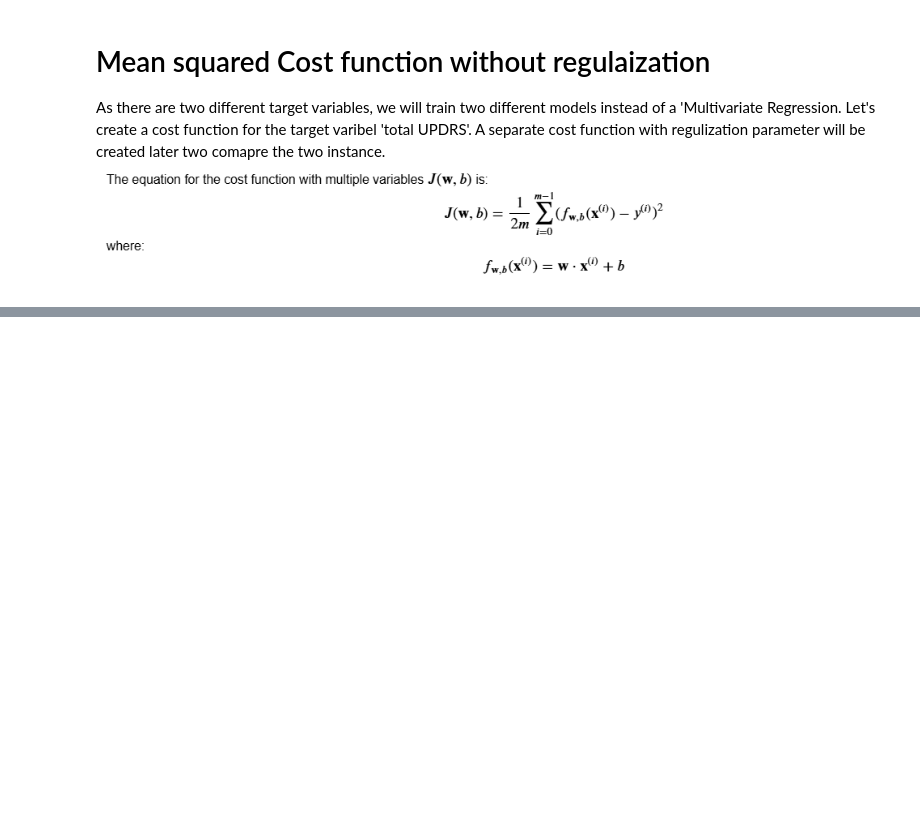
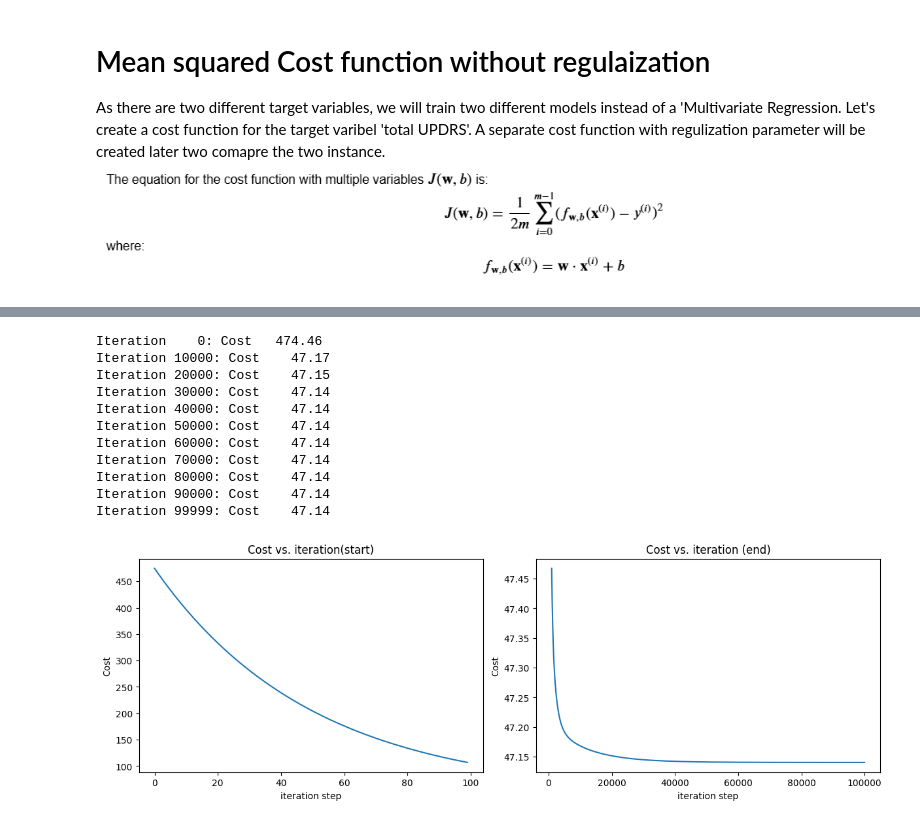
Before and after one commit to VictorBlainn/Library_Independent_Regression_VS_Scikit-learn, a Jupyter notebook: Parkinsons_Telemonitoring.ipynb, the cells around one changed output, grey strips where cells are left out. Cells and saved outputs as stored; diff of their text form; code cells hidden in the pictures; blank space fills up the shorter version.

```diff
--- a/Parkinsons_Telemonitoring.ipynb
+++ b/Parkinsons_Telemonitoring.ipynb
@@ -139,0 +137,8 @@ print(cost_function(w,b,features,target))
+# %%
+def derivatives(w, b, features, target):
+    m = features.shape[0]
+    f_wb = np.dot(features, w) + b
+    error = f_wb - target
+    dj_dw = np.dot(features.T, error) / m
+    dj_db = np.sum(error) / m
+    return dj_dw, dj_db
@@ -139,0 +154,44 @@ print(cost_function(w,b,features,target))
+# %%
+def visualize_GD(w_in, b_in, features, target, learning_rate, iterations):
+    cost_history = []
+    w = w_in
+    b = b_in
+    for i in range(iterations):
+        dj_dw, dj_db = derivatives(w, b, features, target)
+        w = w - learning_rate*dj_dw
+        b = b - learning_rate*dj_db
+        if i < 100000:
+            cost_history.append(cost_function(w, b, features, target))
+        #we will only print the cost_history at intervals of ten time and the last most one, for readability
+        if i % math.ceil(iterations/10) == 0 or i == (iterations-1):
+            print(f"Iteration {i:4d}: Cost {cost_history[-1]:8.2f}   ")
+
+    fig, (graph1, graph2) = plt.subplots(1, 2, constrained_layout=True, figsize=(12,4))
+    graph1.plot(cost_history[:100])
+    graph2.plot(1000 + np.arange(len(cost_history[1000:])), cost_history[1000:])
+    graph1.set_title("Cost vs. iteration(start)");  graph2.set_title("Cost vs. iteration (end)")
+    graph1.set_ylabel('Cost')                    ;  graph2.set_ylabel('Cost')
+    graph1.set_xlabel('iteration step')           ;  graph2.set_xlabel('iteration step')
+    plt.show()
+# %%
+features = normalized_features
+target = target_variables_2
+m,n = features.shape
+w_in = np.random.randn(n)
+b_in = 0
+iterations = 100000
+learning_rate = 0.01
+visualize_GD(w_in, b_in, features, target, learning_rate, iterations)
+# %% [output]
+Iteration    0: Cost   474.46
+Iteration 10000: Cost    47.17
+Iteration 20000: Cost    47.15
+Iteration 30000: Cost    47.14
+Iteration 40000: Cost    47.14
+Iteration 50000: Cost    47.14
+Iteration 60000: Cost    47.14
+Iteration 70000: Cost    47.14
+Iteration 80000: Cost    47.14
+Iteration 90000: Cost    47.14
+Iteration 99999: Cost    47.14
+[figure, added]
```
Also changed, not shown: parts of 6 cells of this notebook.
